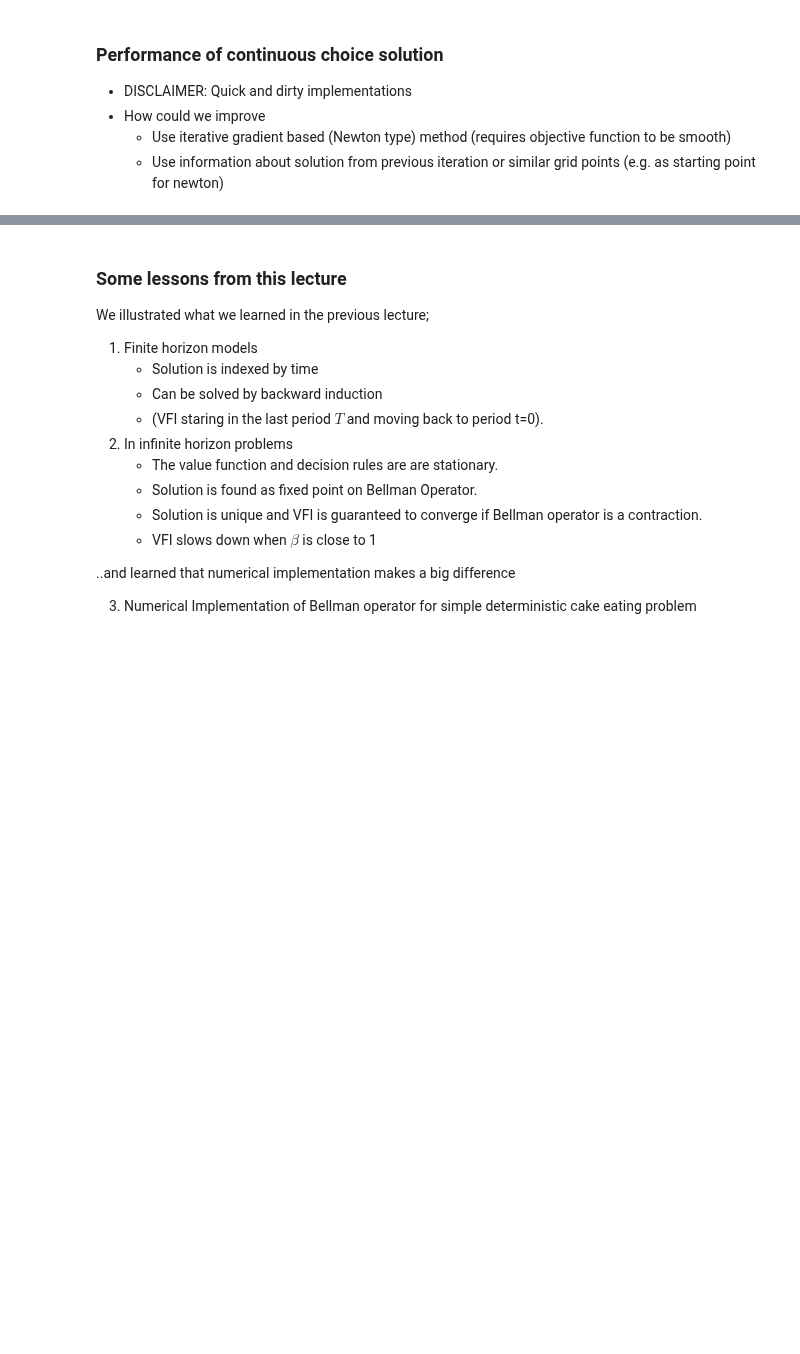
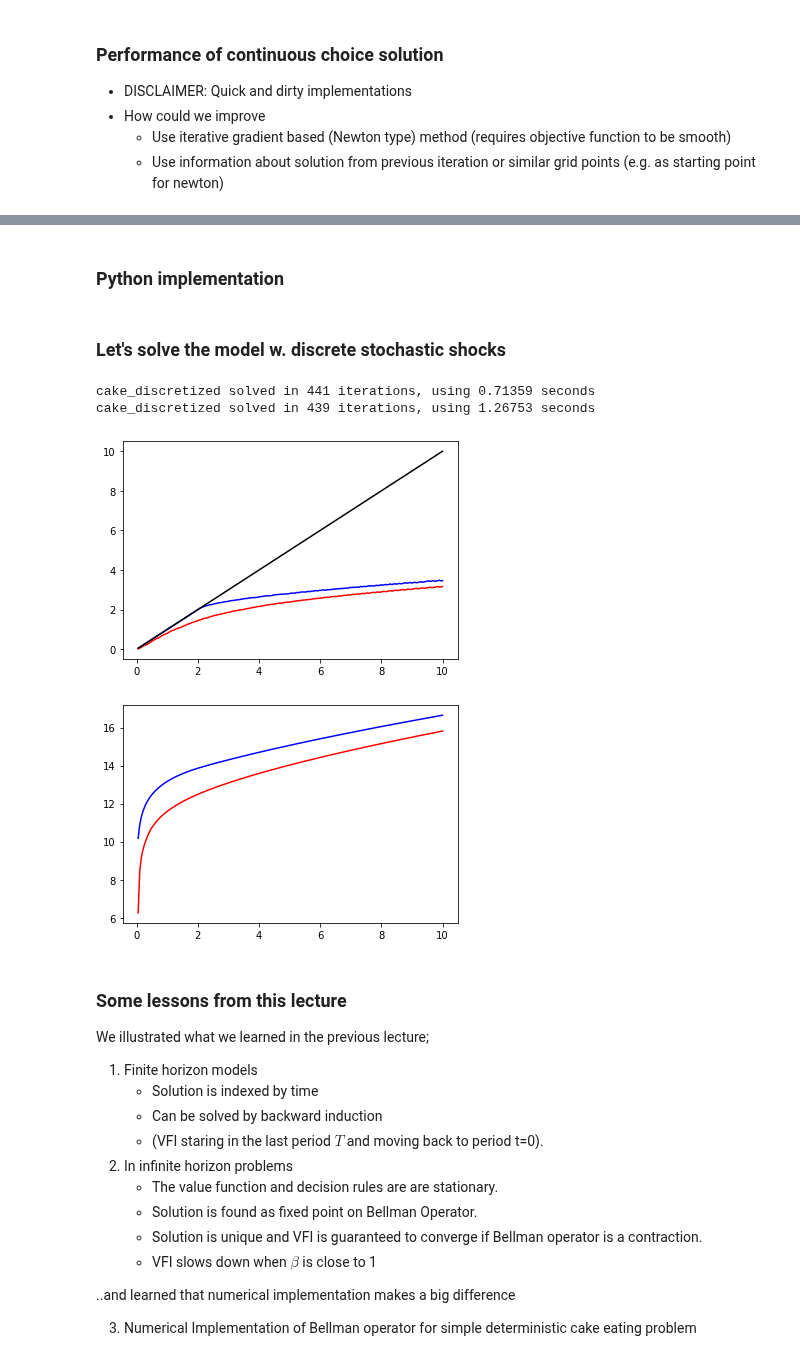
Before and after one commit to bschjerning/dp_ucph, a Jupyter notebook: 1_theory_tools/02_cake_eating_example.ipynb, the cells around one changed output, grey strips where cells are left out. Saved outputs shown, nothing was run; the diff lists cells and outputs as text; code cells hidden in the pictures; blank space fills up the shorter version.

Commit message:
Modified notebook for lecture 2: Added cake eating example with discrete "income shocks" (or growth of cake size)

```diff
--- a/1_theory_tools/02_cake_eating_example.ipynb
+++ b/1_theory_tools/02_cake_eating_example.ipynb
@@ -554,0 +602,2 @@ cake_cont_choice solved in 121 iterations, using 4.33008 seconds
+# %% [markdown]
+### Python implementation
@@ -555,3 +662,22 @@ cake_cont_choice solved in 121 iterations, using 4.33008 seconds
+# %% [markdown]
+### Let's solve the model w. discrete stochastic shocks
+# %%
+m1=cake_stochastic(β=0.95, wbar=[0, 10], n_w=200, n_c=200, Π=[1], ε=[2])
+m2=cake_stochastic(β=0.95, wbar=[0, 10], n_w=200, n_c=200, Π=[0.1,.9], ε=[0,2/.9])
+V1, c1= m1.solve()
+V2, c2= m2.solve()
+plt.plot(m1.w[1:], c1[1:], color='b')
+plt.plot(m1.w[1:], c2[1:], color='r')
+plt.plot(m1.w[1:], m1.w[1:], color='k')
+plt.show()
+plt.plot(m1.w[1:], V1[1:], color='b')
+plt.plot(m1.w[1:], V2[1:], color='r')
+plt.show()
+# %% [output]
+cake_discretized solved in 441 iterations, using 0.71359 seconds
+cake_discretized solved in 439 iterations, using 1.26753 seconds
+[figure, added]
+[figure, added]
 # %% [markdown]
 ### Some lessons from this lecture
 We illustrated what we learned in the previous lecture;
```
Also changed, not shown: parts of 8 cells of this notebook, 1 other file.
